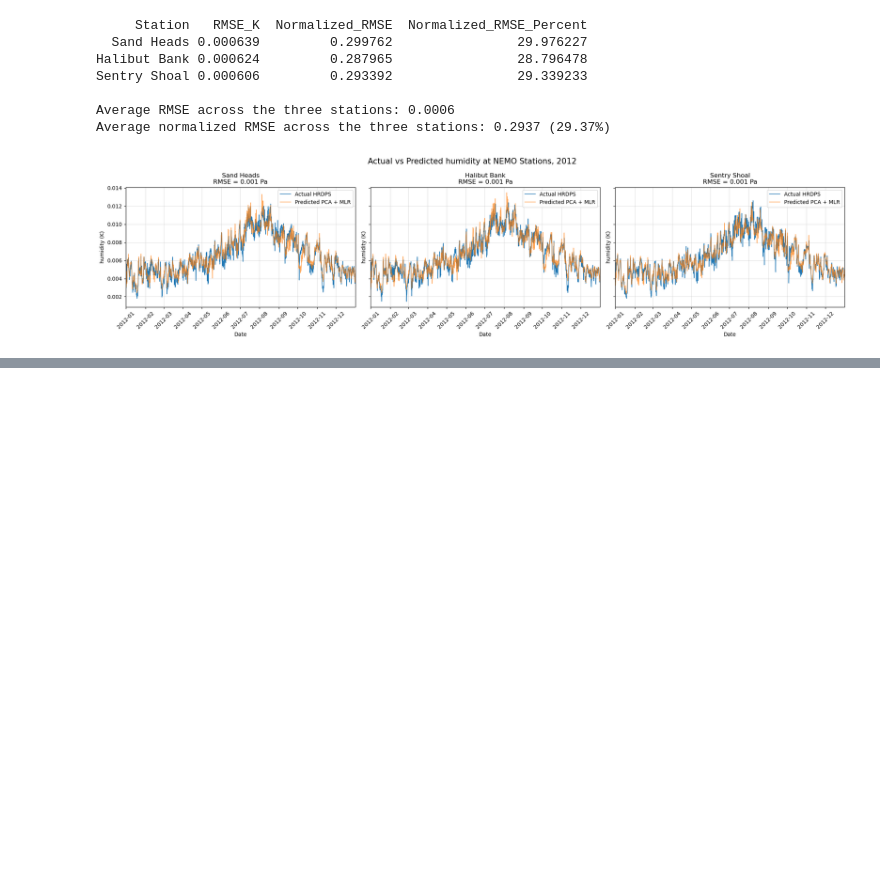
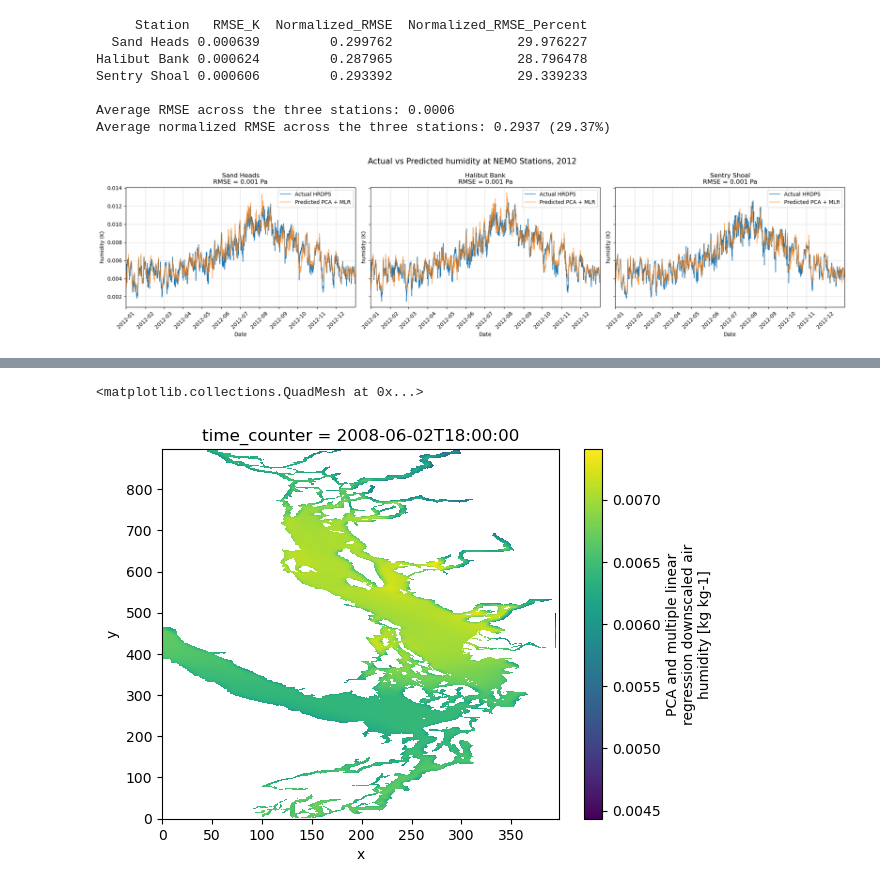
Before and after one commit to SalishSeaCast/analysis-dishika, a Jupyter notebook: notebooks/PCA_new_grid/humidity.ipynb, the cells around one changed output, grey strips where cells are left out. Cells and saved outputs as stored; diff of their text form; code cells hidden in the pictures; blank space fills up the shorter version.

```diff
--- a/notebooks/PCA_new_grid/humidity.ipynb
+++ b/notebooks/PCA_new_grid/humidity.ipynb
@@ -973,0 +1123,5 @@ plt.show()
+# %%
+ds_humidity_check["qair"].isel(time_counter=1222).plot()
+# %% [output]
+<matplotlib.collections.QuadMesh at 0x...>
+[figure, added]
```
Also changed, not shown: parts of 8 cells of this notebook, 5 other files.
